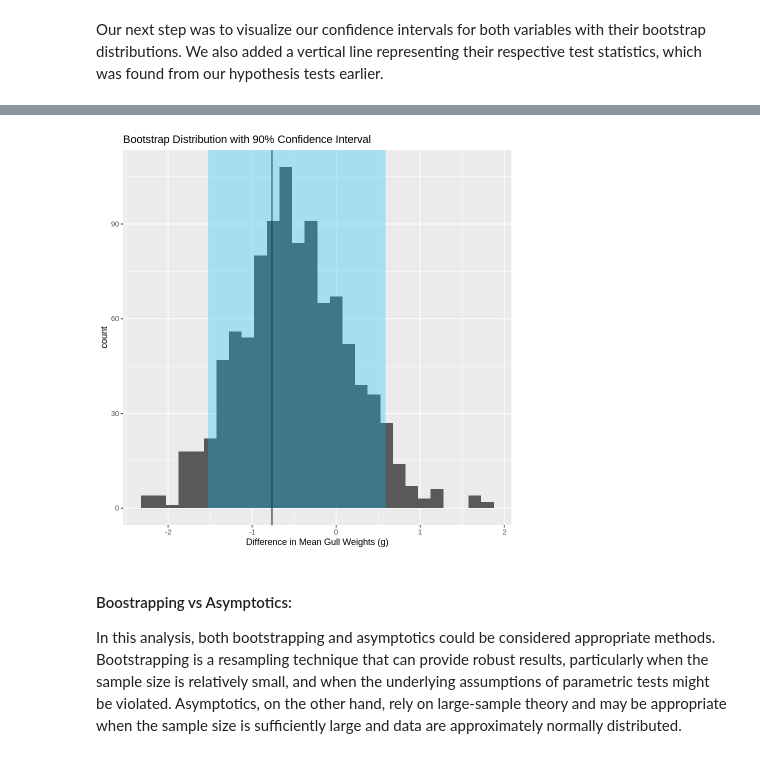
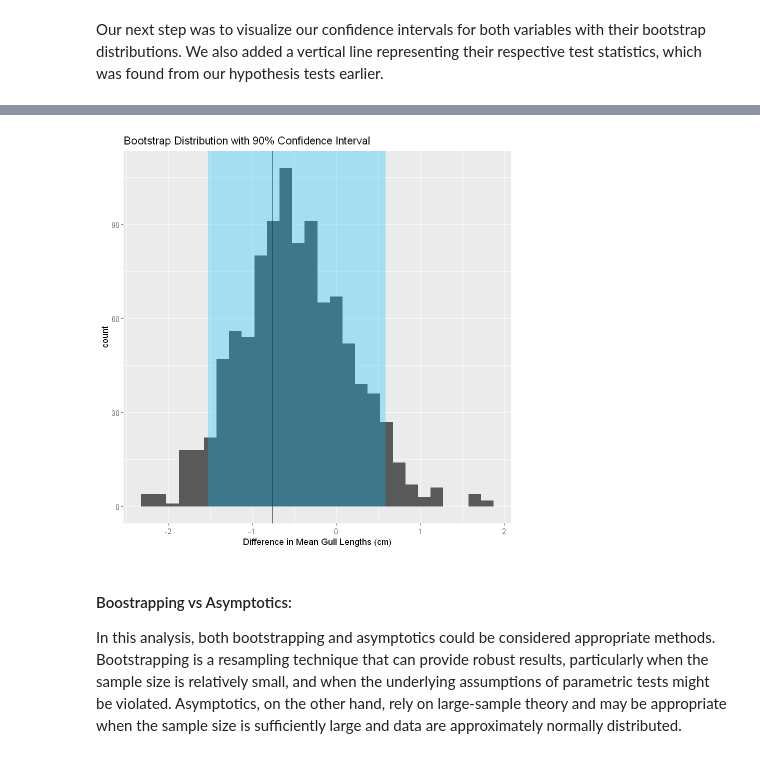
Before and after one commit to maggie63/stat-201-group-4, a Jupyter notebook: project_report.ipynb, the cells around one changed output, grey strips where cells are left out. Cells and saved outputs as stored; diff of their text form; code cells hidden in the pictures.

```diff
--- a/project_report.ipynb
+++ b/project_report.ipynb
@@ -327,16 +337,16 @@ diff_in_mean_weights_ci_plot
 # %%
 diff_in_means_ci_plot <- diff_in_mean_lengths_bootstrap_dist |>
     ggplot(aes(x = stat)) +
     geom_histogram(binwidth = 0.15) +
     geom_vline(xintercept = length_test$statistic[1]) +
     annotate("rect", xmin = diff_in_mean_lengths_ci$lower_ci, xmax = diff_in_mean_lengths_ci$upper_ci, ymin = 0, ymax = Inf,
              fill = "deepskyblue",
              alpha = 0.3) +
     labs(title = "Bootstrap Distribution with 90% Confidence Interval",
-         x = "Difference in Mean Gull Weights (g)")
+         x = "Difference in Mean Gull Lengths (cm)")
 diff_in_means_ci_plot
 # %% [output]
-[figure, old version]
+[figure, new version]
 # %% [markdown]
 #### Boostrapping vs Asymptotics:
 In this analysis, both bootstrapping and asymptotics could be considered appropriate methods. Bootstrapping is a resampling technique that can provide robust results, particularly when the sample size is relatively small, and when the underlying assumptions of parametric tests might be violated. Asymptotics, on the other hand, rely on large-sample theory and may be appropriate when the sample size is sufficiently large and data are approximately normally distributed.
```
Also changed, not shown: parts of 6 cells of this notebook.
